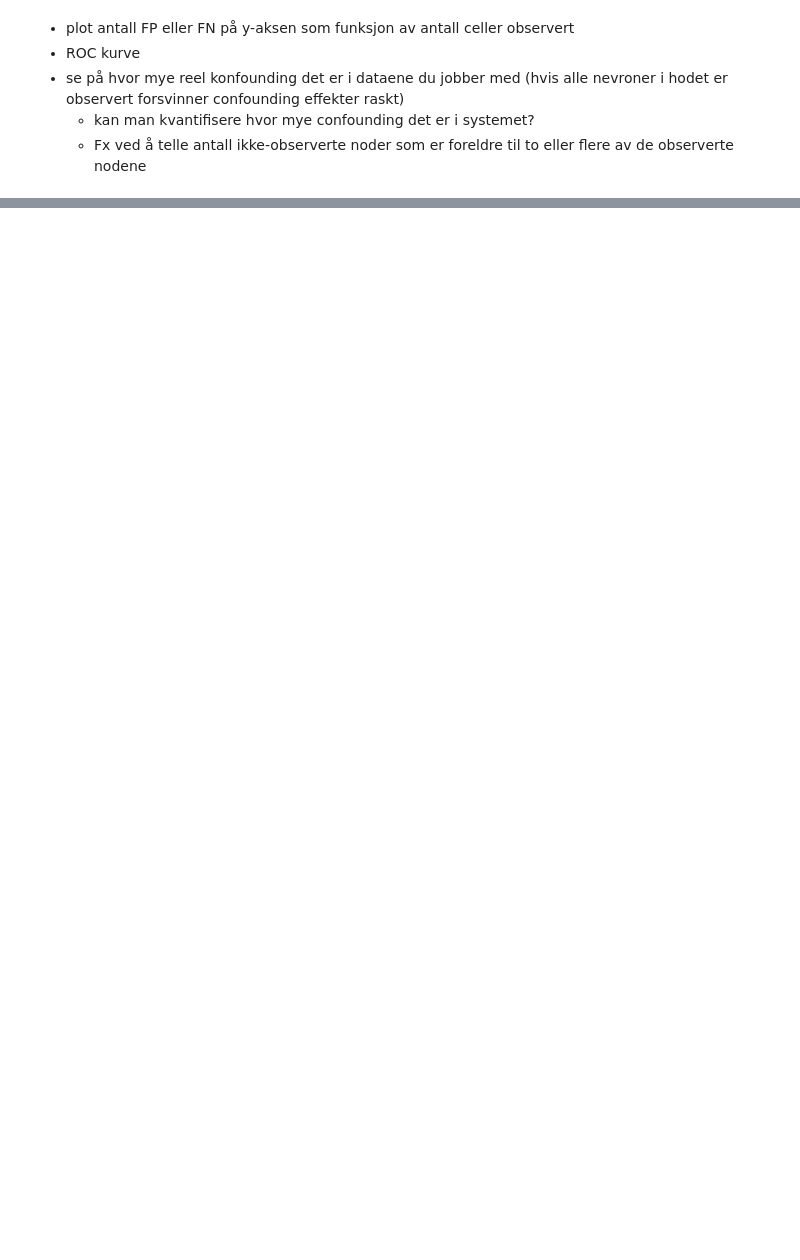
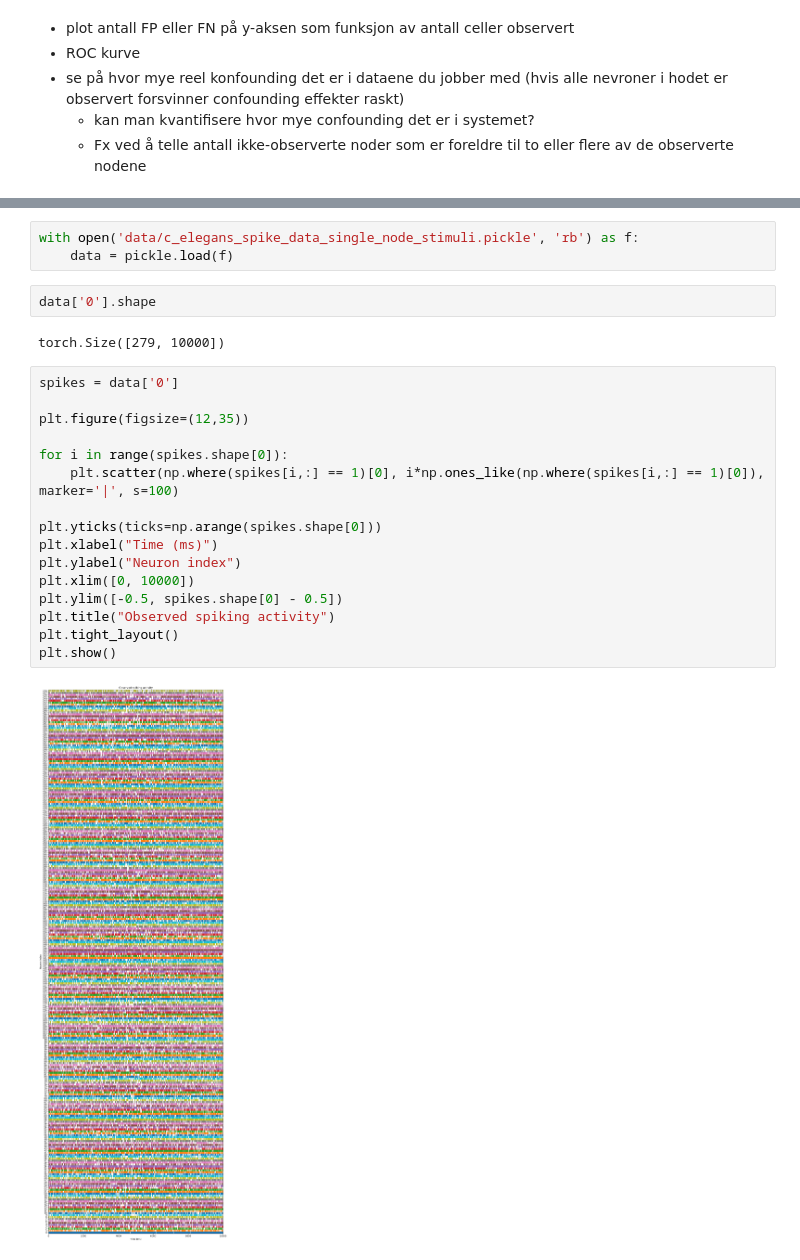
Before and after one commit to ungvilde/Causal-discovery, a Jupyter notebook: learn_c_elegans.ipynb, the cells around one changed output, grey strips where cells are left out. Drawn from its saved outputs; the diff is of its cells as text; blank space fills up the shorter version.

```diff
--- a/learn_c_elegans.ipynb
+++ b/learn_c_elegans.ipynb
@@ -200,0 +242,25 @@ False negatives =  0
+# %%
+with open('data/c_elegans_spike_data_single_node_stimuli.pickle', 'rb') as f:
+    data = pickle.load(f)
+# %%
+data['0'].shape
+# %% [output]
+torch.Size([279, 10000])
+# %%
+spikes = data['0']
+
+plt.figure(figsize=(12,35))
+
+for i in range(spikes.shape[0]):
+    plt.scatter(np.where(spikes[i,:] == 1)[0], i*np.ones_like(np.where(spikes[i,:] == 1)[0]), marker='|', s=100)
+
+plt.yticks(ticks=np.arange(spikes.shape[0]))
+plt.xlabel("Time (ms)")
+plt.ylabel("Neuron index")
+plt.xlim([0, 10000])
+plt.ylim([-0.5, spikes.shape[0] - 0.5])
+plt.title("Observed spiking activity")
+plt.tight_layout()
+plt.show()
+# %% [output]
+[figure, added]
```
Also changed, not shown: parts of 12 cells of this notebook, 8 other files.
